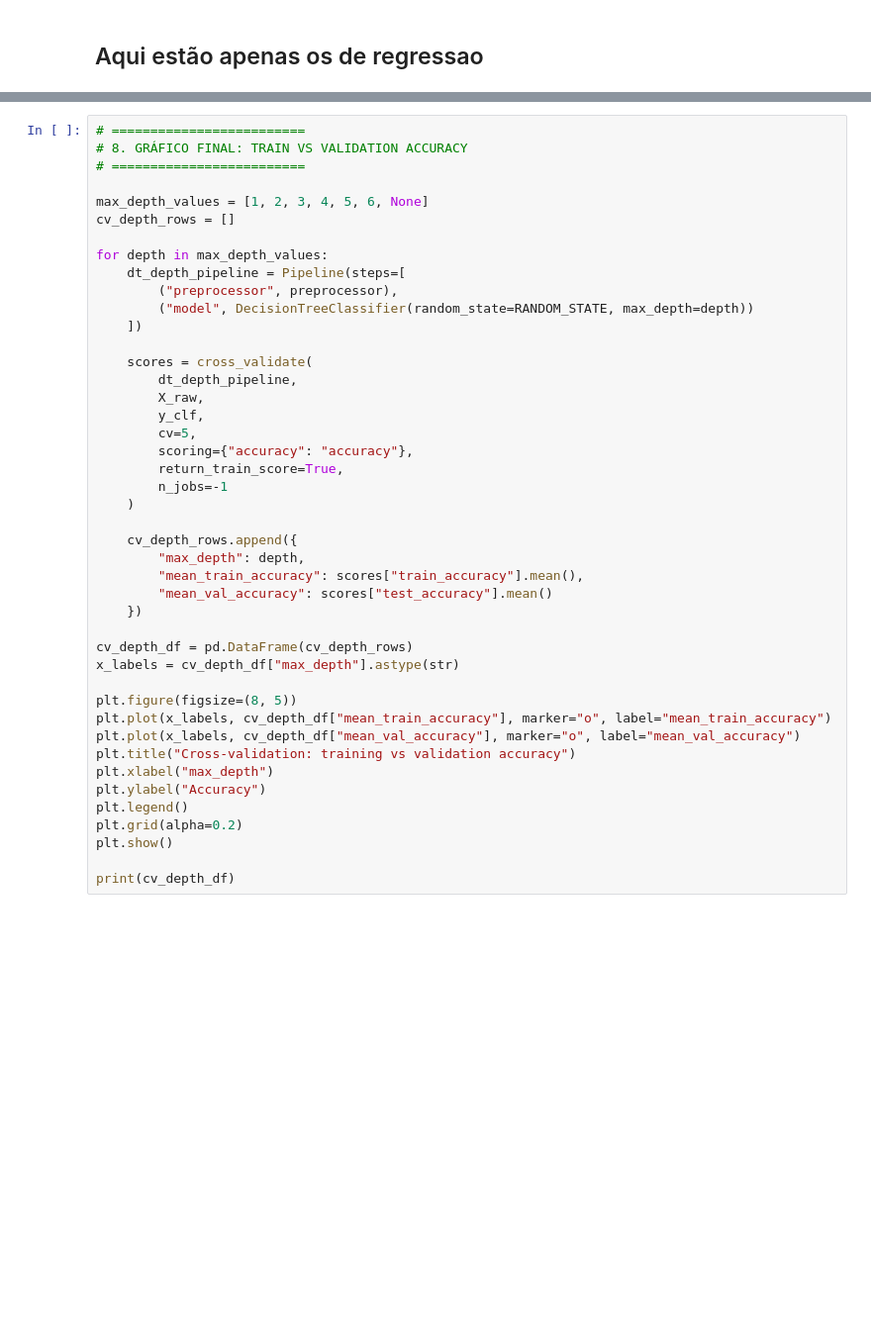
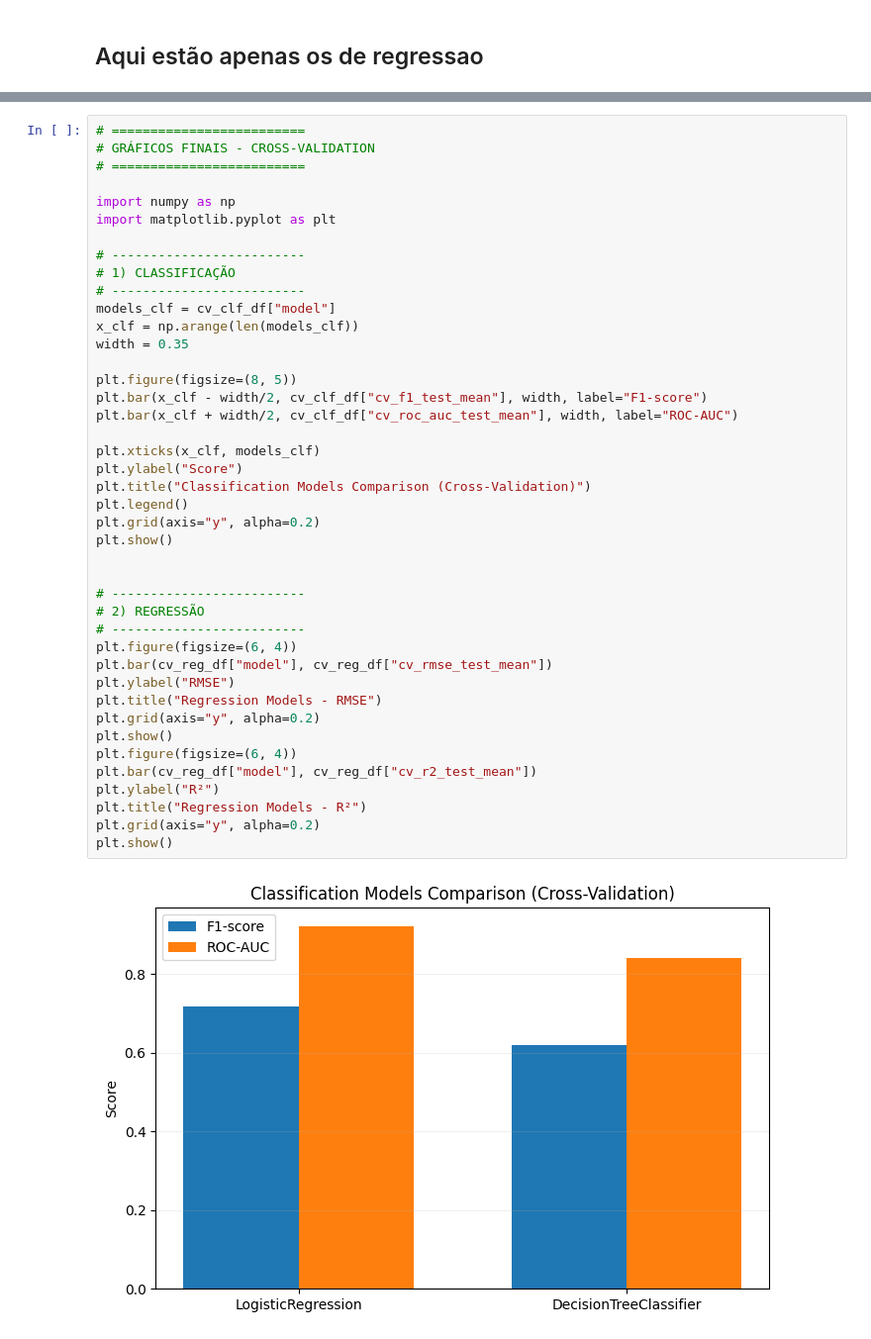
Before and after one commit to gcsoares24/uni-machine-learning-fundamentals, a Jupyter notebook: paraTestes.ipynb, the cells around one changed output, grey strips where cells are left out. Shown at 99% size. Saved outputs shown, nothing was run; the diff lists cells and outputs as text; blank space fills up the shorter version.

```diff
--- a/paraTestes.ipynb
+++ b/paraTestes.ipynb
@@ -967,44 +1059,44 @@ print(cv_clf_df)
 # %%
 # =========================
-# 8. GRÁFICO FINAL: TRAIN VS VALIDATION ACCURACY
+# GRÁFICOS FINAIS - CROSS-VALIDATION
 # =========================
 
-max_depth_values = [1, 2, 3, 4, 5, 6, None]
-cv_depth_rows = []
+import numpy as np
+import matplotlib.pyplot as plt
 
-for depth in max_depth_values:
-    dt_depth_pipeline = Pipeline(steps=[
-        ("preprocessor", preprocessor),
-        ("model", DecisionTreeClassifier(random_state=RANDOM_STATE, max_depth=depth))
-    ])
-
-    scores = cross_validate(
-        dt_depth_pipeline,
-        X_raw,
-        y_clf,
-        cv=5,
-        scoring={"accuracy": "accuracy"},
-        return_train_score=True,
-        n_jobs=-1
-    )
-
-    cv_depth_rows.append({
-        "max_depth": depth,
-        "mean_train_accuracy": scores["train_accuracy"].mean(),
-        "mean_val_accuracy": scores["test_accuracy"].mean()
-    })
-
-cv_depth_df = pd.DataFrame(cv_depth_rows)
-x_labels = cv_depth_df["max_depth"].astype(str)
+# -------------------------
+# 1) CLASSIFICAÇÃO
+# -------------------------
+models_clf = cv_clf_df["model"]
+x_clf = np.arange(len(models_clf))
+width = 0.35
 
 plt.figure(figsize=(8, 5))
-plt.plot(x_labels, cv_depth_df["mean_train_accuracy"], marker="o", label="mean_train_accuracy")
-plt.plot(x_labels, cv_depth_df["mean_val_accuracy"], marker="o", label="mean_val_accuracy")
-plt.title("Cross-validation: training vs validation accuracy")
-plt.xlabel("max_depth")
-plt.ylabel("Accuracy")
+plt.bar(x_clf - width/2, cv_clf_df["cv_f1_test_mean"], width, label="F1-score")
+plt.bar(x_clf + width/2, cv_clf_df["cv_roc_auc_test_mean"], width, label="ROC-AUC")
+
+plt.xticks(x_clf, models_clf)
+plt.ylabel("Score")
+plt.title("Classification Models Comparison (Cross-Validation)")
 plt.legend()
-plt.grid(alpha=0.2)
+plt.grid(axis="y", alpha=0.2)
 plt.show()
 
-print(cv_depth_df)
+
+# -------------------------
+# 2) REGRESSÃO
+# -------------------------
+plt.figure(figsize=(6, 4))
+plt.bar(cv_reg_df["model"], cv_reg_df["cv_rmse_test_mean"])
+plt.ylabel("RMSE")
+plt.title("Regression Models - RMSE")
+plt.grid(axis="y", alpha=0.2)
+plt.show()
+plt.figure(figsize=(6, 4))
+plt.bar(cv_reg_df["model"], cv_reg_df["cv_r2_test_mean"])
+plt.ylabel("R²")
+plt.title("Regression Models - R²")
+plt.grid(axis="y", alpha=0.2)
+plt.show()
+# %% [output]
+[figure, added]
```
Also changed, not shown: parts of 8 cells of this notebook, 2 other files.
